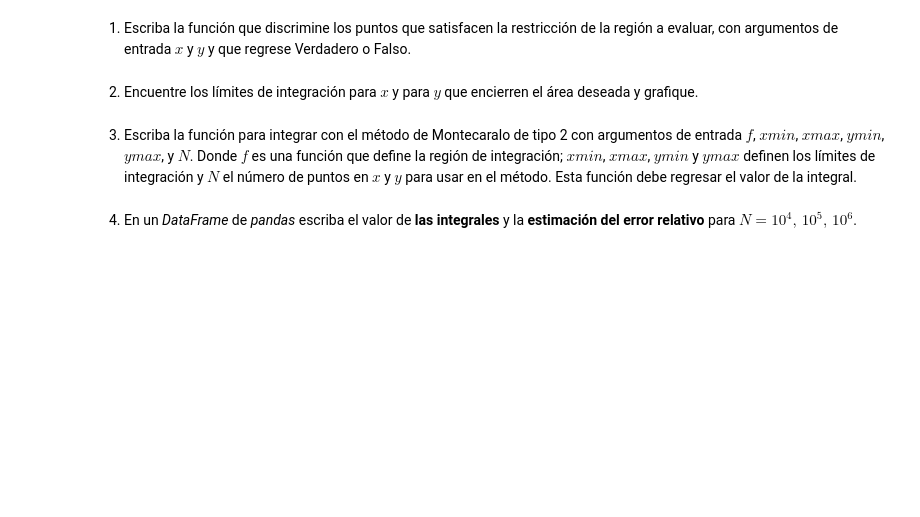
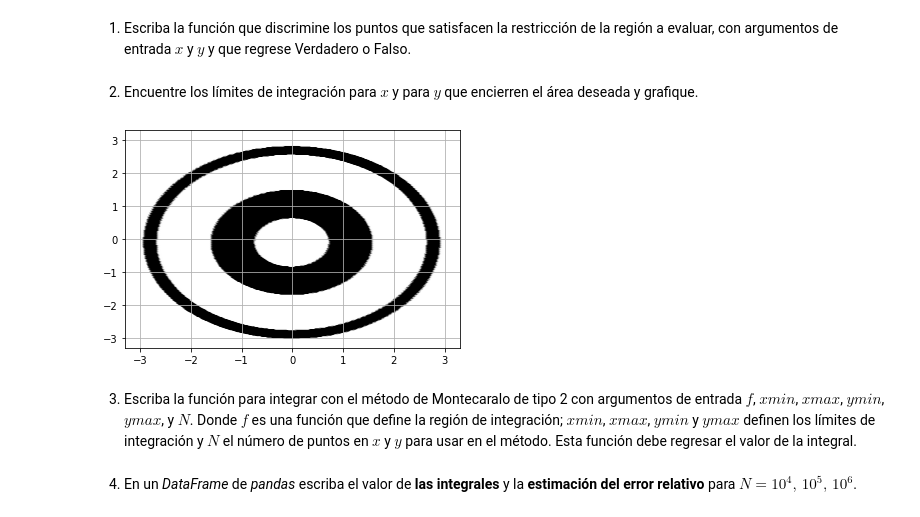
Before and after one commit to ZabHdezA19/Archivos-personales-SM-SZHA, a Jupyter notebook: Simulación Montecarlo/Examen2_ApellidoNombre.ipynb, the cells around one changed output. Saved outputs shown, nothing was run; the diff lists cells and outputs as text; code cells hidden in the pictures; blank space fills up the shorter version.

```diff
--- a/Simulación Montecarlo/Examen2_ApellidoNombre.ipynb
+++ b/Simulación Montecarlo/Examen2_ApellidoNombre.ipynb
@@ -143,4 +145,17 @@ $$
+# %%
+def region(x,y):
+    return (np.exp(-0.05*((x**2)+(y**2))))*(np.sin((x**2)+(y**2))) > 0.5
 # %% [markdown]
 2. Encuentre los límites de integración para $x$ y para $y$ que encierren el área deseada y grafique.
+# %%
+minx, maxx = -3,3
+miny, maxy = -3,3#-0.5,1
+x = np.linspace(minx,maxx,300)
+y = np.linspace(miny,maxy,300)
+X, Y = np.meshgrid(x,y)
+plt.scatter(X,Y,c =~ region(X,Y), cmap = 'gray') # ~ es negación booleana
+plt.grid()
+# %% [output]
+[figure, added]
 # %% [markdown]
 3. Escriba la función para integrar con el método de Montecaralo de tipo 2 con argumentos de entrada $f$, $xmin$, $xmax$, $ymin$, $ymax$, y $N$. Donde $f$ es una función que define la región de integración; $xmin$, $xmax$, $ymin$ y $ymax$ definen los límites de integración y $N$ el número de puntos en $x$ y $y$ para usar en el método. Esta función debe regresar el valor de la integral.
```
Also changed, not shown: parts of 24 cells of this notebook.
